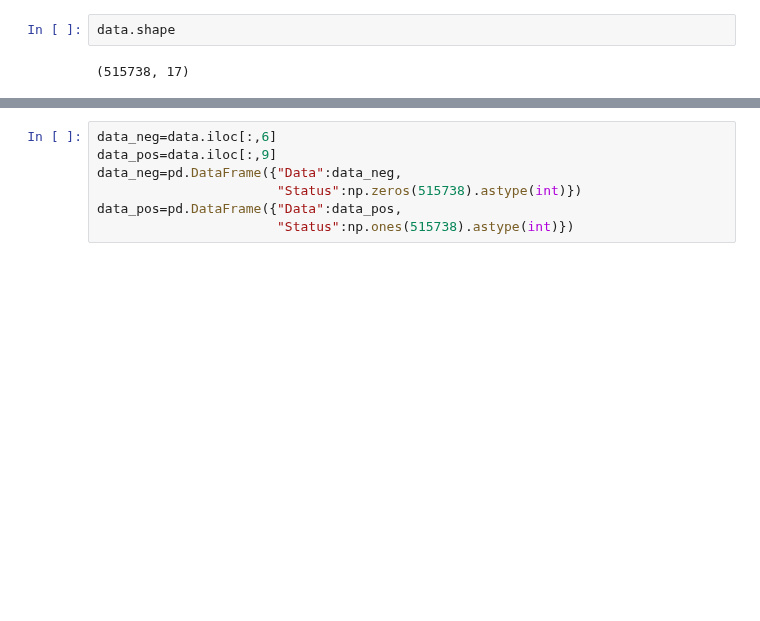
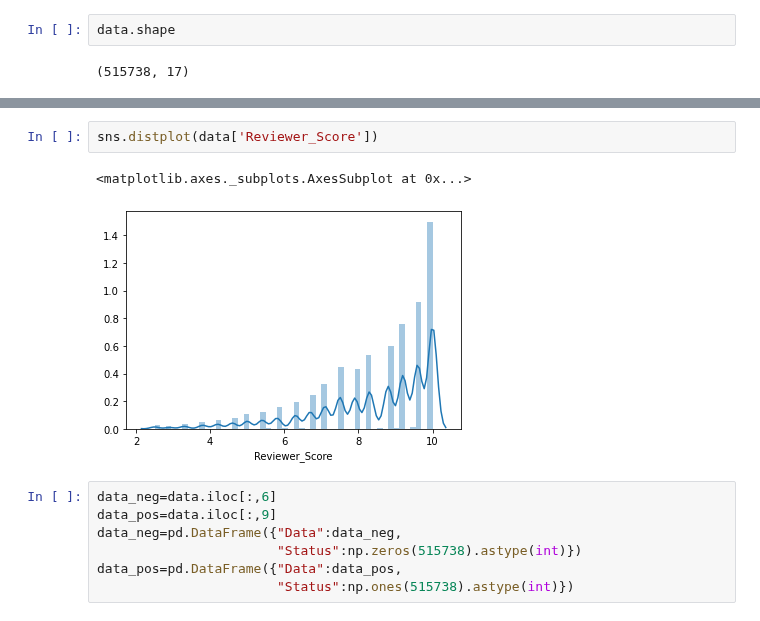
Before and after one commit to rissuuuu/DataScience, a Jupyter notebook: Working with realtime Datasets/Sentiment Analysis/Sentiment analysis keras tensroflow2.ipynb, the cells around one changed output, grey strips where cells are left out. Saved outputs shown, nothing was run; the diff lists cells and outputs as text; blank space fills up the shorter version.

```diff
--- a/Working with realtime Datasets/Sentiment Analysis/Sentiment analysis keras tensroflow2.ipynb
+++ b/Working with realtime Datasets/Sentiment Analysis/Sentiment analysis keras tensroflow2.ipynb
@@ -17,6 +18,11 @@ data.head(3)
 | 0 | s Gravesandestraat 55 Oost 1092 A... | 194 | 8/3/2017 | 7.7 | Hotel Arena | Russia | ... |
 | 1 | s Gravesandestraat 55 Oost 1092 A... | 194 | 8/3/2017 | 7.7 | Hotel Arena | Ireland | ... |
 | 2 | s Gravesandestraat 55 Oost 1092 A... | 194 | 7/31/2017 | 7.7 | Hotel Arena | Australia | ... |
+# %%
+sns.distplot(data['Reviewer_Score'])
+# %% [output]
+<matplotlib.axes._subplots.AxesSubplot at 0x...>
+[figure, added]
 # %%
 data_neg=data.iloc[:,6]
 data_pos=data.iloc[:,9]
```
Also changed, not shown: parts of 1 cell of this notebook, 3 other files.
